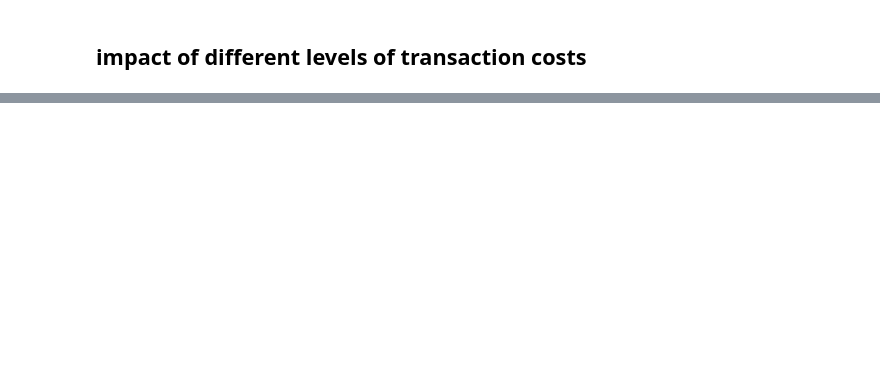
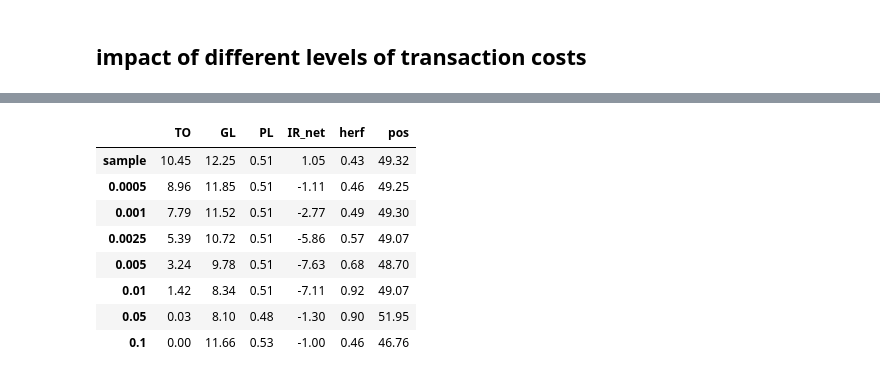
Before and after one commit to haroldhms/thesis_UCL, a Jupyter notebook: Code/Transaction Costs/Transaction Cost Analysis.ipynb, the cells around one changed output, grey strips where cells are left out. Cells and saved outputs as stored; diff of their text form; code cells hidden in the pictures; blank space fills up the shorter version.

```diff
--- a/Code/Transaction Costs/Transaction Cost Analysis.ipynb
+++ b/Code/Transaction Costs/Transaction Cost Analysis.ipynb
@@ -287,0 +341,12 @@ on tcost 0.005
+# %%
+build_table3(transaction_costs, cca_dict, ptf_ret)
+# %% [output]
+|  | TO | GL | PL | IR_net | herf | pos |
+| sample | 10.45 | 12.25 | 0.51 | 1.05 | 0.43 | 49.32 |
+| 0.0005 | 8.96 | 11.85 | 0.51 | -1.11 | 0.46 | 49.25 |
+| 0.001 | 7.79 | 11.52 | 0.51 | -2.77 | 0.49 | 49.30 |
+| 0.0025 | 5.39 | 10.72 | 0.51 | -5.86 | 0.57 | 49.07 |
+| 0.005 | 3.24 | 9.78 | 0.51 | -7.63 | 0.68 | 48.70 |
+| 0.01 | 1.42 | 8.34 | 0.51 | -7.11 | 0.92 | 49.07 |
+| 0.05 | 0.03 | 8.10 | 0.48 | -1.30 | 0.90 | 51.95 |
+| 0.1 | 0.00 | 11.66 | 0.53 | -1.00 | 0.46 | 46.76 |
```
Also changed, not shown: parts of 23 cells of this notebook, 24 other files.
